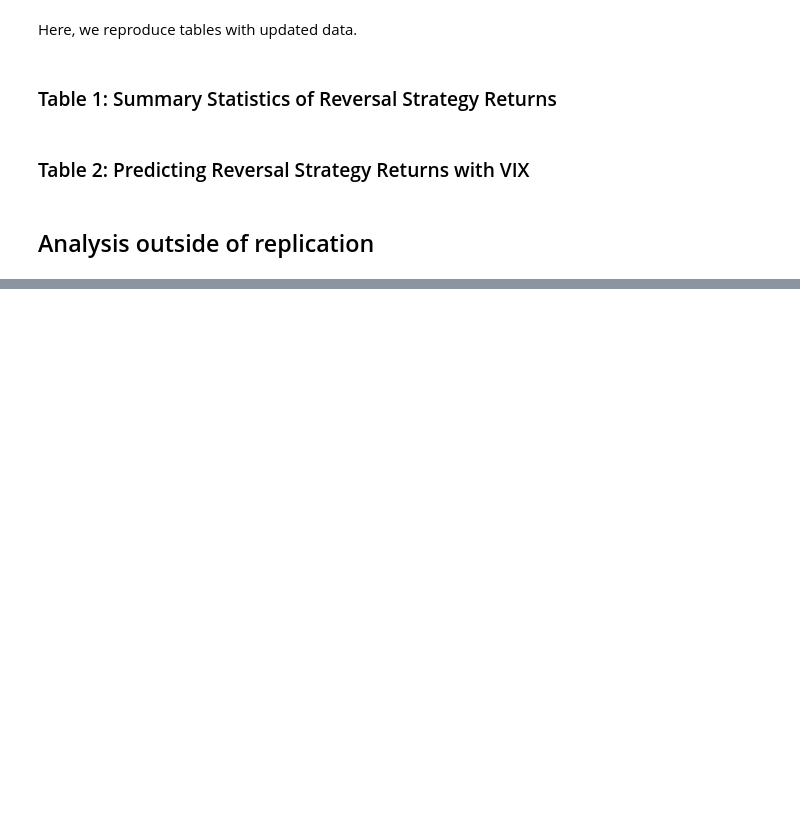
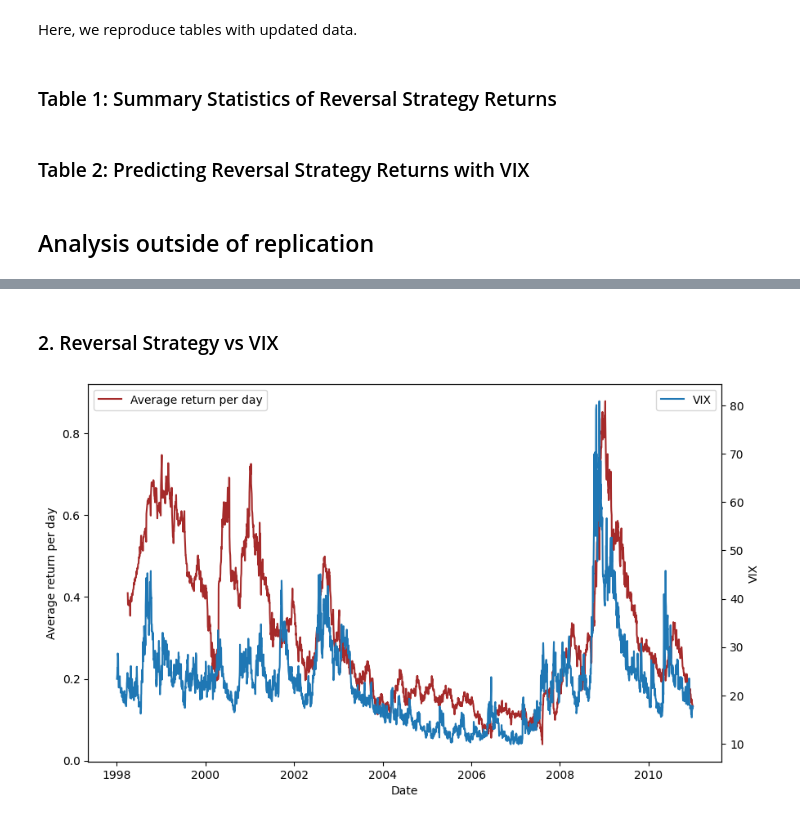
Before and after one commit to Waylon1026/Final-Project-Evaporating-Liquidity, a Jupyter notebook: src/notebook.ipynb, the cells around one changed output, grey strips where cells are left out. Drawn from its saved outputs; the diff is of its cells as text; code cells hidden in the pictures; blank space fills up the shorter version.

Commit message:
Modify jupyter notebook
Add analysis outside of replication in notebook

```diff
--- a/src/notebook.ipynb
+++ b/src/notebook.ipynb
@@ -350,0 +356,8 @@ Here, we reproduce tables with updated data.
+# %%
+ret_raw = calc_reversal_strategy.load_reversal_return(data_dir=DATA_DIR)
+index = pd.read_parquet(DATA_DIR / "pulled" / "CRSP_DSIX.parquet")
+index = index.set_index('caldt')['vwretx']*100
+strategies = pd.concat([ret_raw, index], axis=1)
+strategies.columns = ['Transact. prices','Quote-midpoints','Industry portfolio', 'CRSP Value Weighted Index']
+performance_matrix = additional_analysis.performance_summary(strategies, 252)
+performance_matrix
@@ -350,0 +384,23 @@ Here, we reproduce tables with updated data.
+# %% [markdown]
+### 2. Reversal Strategy vs VIX
+# %%
+vix = load_vix.load_vix(data_dir=DATA_DIR)
+reversal_strategy = ret_raw.join(vix, how='left')
+reversal_strategy['Transact. prices'] = reversal_strategy['Transact. prices'].rolling(window=62).mean()
+
+# Plot reversal strategy and VIX
+fig, ax1 = plt.subplots(figsize=(10, 6))
+
+ax1.plot(reversal_strategy.index, reversal_strategy['Transact. prices'], color='brown')
+ax1.set_ylabel('Average return per day')
+plt.legend(['Average return per day'])
+
+ax2 = ax1.twinx()
+ax2.plot(reversal_strategy.index, reversal_strategy['VIXCLS'])
+ax2.set_ylabel('VIX')
+plt.legend(['VIX'])
+
+ax1.set_xlabel('Date')
+plt.show()
+# %% [output]
+[figure, added]
```
Also changed, not shown: parts of 5 cells of this notebook, 1 other file.
